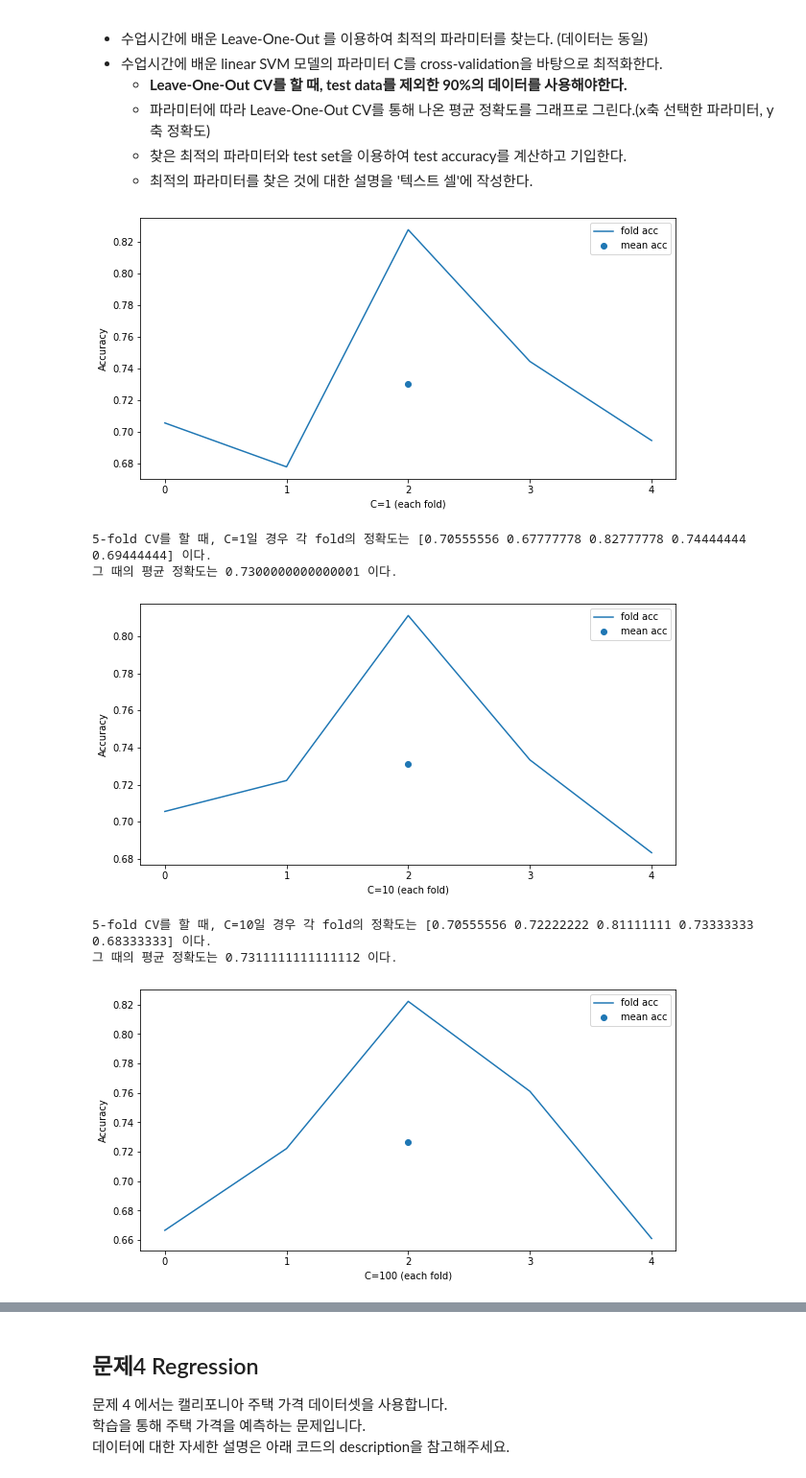
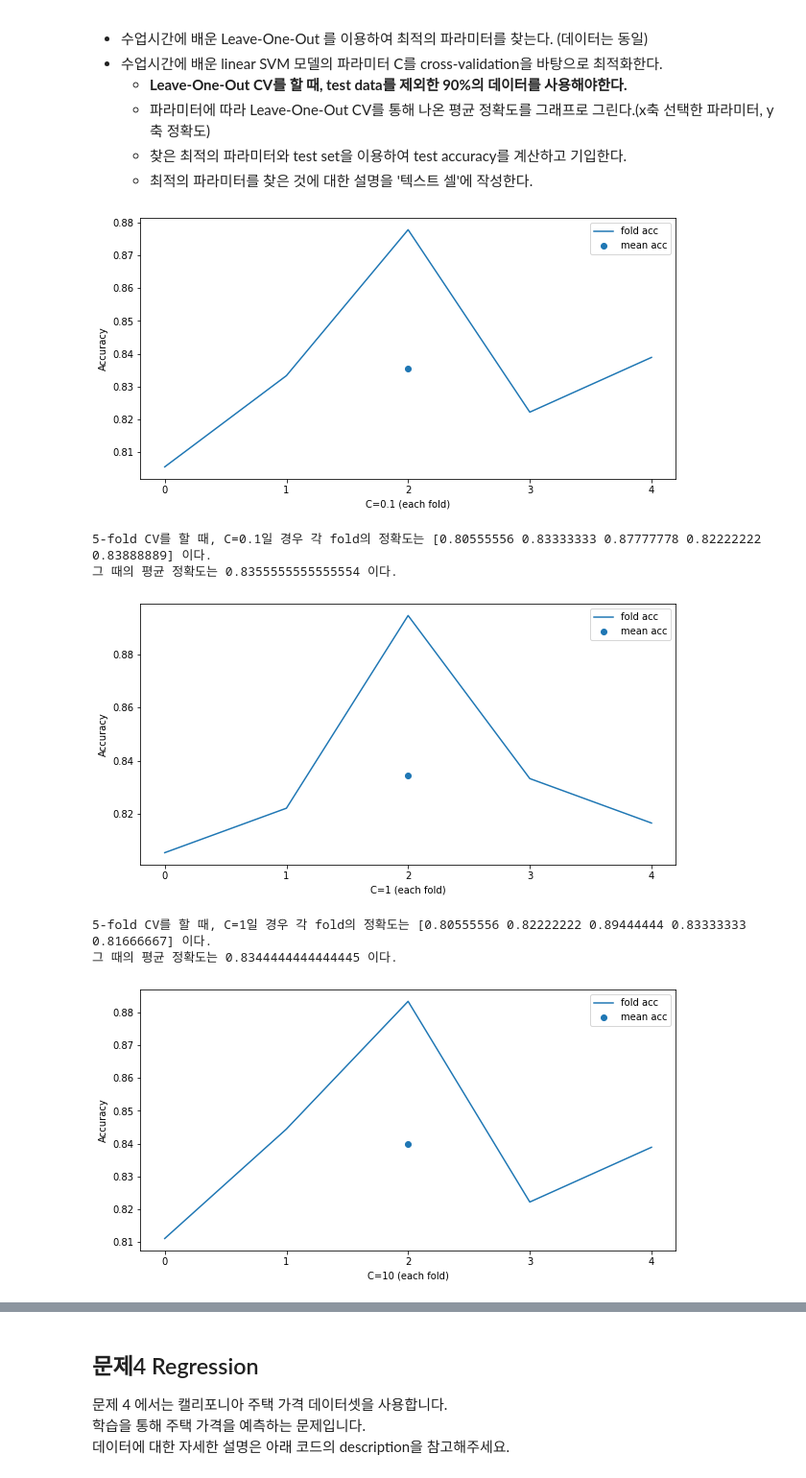
Before and after one commit to Soooobiniya/2022F-Ajou-ML, a Jupyter notebook: HW3_ipynb의_사본.ipynb, the cells around one changed output, grey strips where cells are left out. Shown: that part at 96% size. Saved outputs shown, nothing was run; the diff lists cells and outputs as text; code cells hidden in the pictures.

```diff
--- a/HW3_ipynb의_사본.ipynb
+++ b/HW3_ipynb의_사본.ipynb
@@ -268,8 +268,8 @@ from sklearn.model_selection import cross_val_score
 from sklearn.metrics import accuracy_score
 from sklearn.model_selection import KFold
 
-#X_data = df.drop('satisfaction', axis=1) # 이럴 경우, 3-1은 1시간 이상. 3-2는 예상 불가할 정도로 돌아가 한번 돌려본 결과만 따로 첨부함.
-X_data = df[['Gender', 'Age', 'Class']] # 런타임이 너무 길게 나와 특정 feature들만 추출
+X_data = df.drop('satisfaction', axis=1) # 이럴 경우, 3-1은 1시간 이상. 3-2는 예상 불가할 정도로 돌아가 한번 돌려본 결과만 따로 첨부함.
+#X_data = df[['Gender', 'Age', 'Class']] # 런타임이 너무 길게 나와 특정 feature들만 추출
 y_data = df['satisfaction']
 X_data = X_data.astype('int')
 y_data = y_data.astype('int')
@@ -280,11 +280,30 @@ target = y_data.values
 X_train, X_test, y_train, y_test = train_test_split(features, target, test_size=0.1, random_state=15) # train data로 test data를 제외한 90%의 데이터를 사용
 
 
+# linear SVM 모델의 파라미터 C가 0.1일 때
+C_value = 0.1
+clf = SVC(kernel='linear', C = C_value)
+kfold = model_selection.KFold(n_splits = 5, shuffle=True, random_state = 50)
+scores = cross_val_score(clf, X_train, y_train, scoring='accuracy', cv=kfold, n_jobs=-1)
+
+plt.figure(figsize = (10,5))
+plt.scatter(2, scores.mean(), label = 'mean acc') # 평균 값은 1개이므로 가운데에 점으로 표시
+plt.plot(scores, label = 'fold acc') # 5개의 fold별 정확도 표시
+plt.xlabel('C=0.1 (each fold)') # x축 이름 지정
+plt.ylabel('Accuracy') # y축  이름 지정
+plt.xticks(range(0,5)) # 간격 지정
+plt.legend() # 범례 표시
+plt.show()
+
+print('5-fold CV를 할 때, C=0.1일 경우 각 fold의 정확도는', scores, '이다.')
+print('그 때의 평균 정확도는', scores.mean(), '이다.\n\n') # C의 값이 달라짐에 따라 차이가 미세해 쉽게 알아볼 수 있도록 수치 표기
+
+
 # linear SVM 모델의 파라미터 C가 1일 때
 C_value = 1
 clf = SVC(kernel='linear', C = C_value)
 kfold = model_selection.KFold(n_splits = 5, shuffle=True, random_state = 50)
-scores = cross_val_score(clf, X_train, y_train, scoring='accuracy', cv=kfold)
+scores = cross_val_score(clf, X_train, y_train, scoring='accuracy', cv=kfold, n_jobs=-1)
 
 plt.figure(figsize = (10,5))
 plt.scatter(2, scores.mean(), label = 'mean acc') # 평균 값은 1개이므로 가운데에 점으로 표시
@@ -294,58 +313,39 @@ plt.ylabel('Accuracy') # y축  이름 지정
 plt.xticks(range(0,5)) # 간격 지정
 plt.legend() # 범례 표시
 plt.show()
 
 print('5-fold CV를 할 때, C=1일 경우 각 fold의 정확도는', scores, '이다.')
-print('그 때의 평균 정확도는', scores.mean(), '이다.\n\n') # C의 값이 달라짐에 따라 차이가 미세해 쉽게 알아볼 수 있도록 수치 표기
+print('그 때의 평균 정확도는', scores.mean(), '이다.\n\n')
 
 
 # linear SVM 모델의 파라미터 C가 10일 때
 C_value = 10
 clf = SVC(kernel='linear', C = C_value)
 kfold = model_selection.KFold(n_splits = 5, shuffle=True, random_state = 50)
-scores = cross_val_score(clf, X_train, y_train, scoring='accuracy', cv=kfold)
+scores = cross_val_score(clf, X_train, y_train, scoring='accuracy', cv=kfold, n_jobs=-1)
 
 plt.figure(figsize = (10,5))
 plt.scatter(2, scores.mean(), label = 'mean acc') # 평균 값은 1개이므로 가운데에 점으로 표시
 plt.plot(scores, label = 'fold acc') # 5개의 fold별 정확도 표시
 plt.xlabel('C=10 (each fold)') # x축 이름 지정
 plt.ylabel('Accuracy') # y축  이름 지정
 plt.xticks(range(0,5)) # 간격 지정
 plt.legend() # 범례 표시
 plt.show()
 
 print('5-fold CV를 할 때, C=10일 경우 각 fold의 정확도는', scores, '이다.')
 print('그 때의 평균 정확도는', scores.mean(), '이다.\n\n')
 
-
-# linear SVM 모델의 파라미터 C가 100일 때
-C_value = 100
-clf = SVC(kernel='linear', C = C_value)
-kfold = model_selection.KFold(n_splits = 5, shuffle=True, random_state = 50)
-scores = cross_val_score(clf, X_train, y_train, scoring='accuracy', cv=kfold)
-
-plt.figure(figsize = (10,5))
-plt.scatter(2, scores.mean(), label = 'mean acc') # 평균 값은 1개이므로 가운데에 점으로 표시
-plt.plot(scores, label = 'fold acc') # 5개의 fold별 정확도 표시
-plt.xlabel('C=100 (each fold)') # x축 이름 지정
-plt.ylabel('Accuracy') # y축  이름 지정
-plt.xticks(range(0,5)) # 간격 지정
-plt.legend() # 범례 표시
-plt.show()
-
-print('5-fold CV를 할 때, C=100일 경우 각 fold의 정확도는', scores, '이다.')
-print('그 때의 평균 정확도는', scores.mean(), '이다.\n\n')
-
 best_kf = SVC(kernel='linear', C = 10)
 best_kf.fit(X_train, y_train)
 kf_pred = best_kf.predict(X_test)
 
 print('linear SVM Classifier(by 5-fold CV)의 Test Accuracy는',metrics.accuracy_score(y_test, kf_pred))
 # %% [output]
-[figure, old version]
+[figure, new version]
-5-fold CV를 할 때, C=1일 경우 각 fold의 정확도는 [0.70555556 0.67777778 0.82777778 0.74444444 0.69444444] 이다.
-그 때의 평균 정확도는 0.7300000000000001 이다.
+5-fold CV를 할 때, C=0.1일 경우 각 fold의 정확도는 [0.80555556 0.83333333 0.87777778 0.82222222 0.83888889] 이다.
+그 때의 평균 정확도는 0.8355555555555554 이다.
-[figure, old version]
+[figure, new version]
-5-fold CV를 할 때, C=10일 경우 각 fold의 정확도는 [0.70555556 0.72222222 0.81111111 0.73333333 0.68333333] 이다.
-그 때의 평균 정확도는 0.7311111111111112 이다.
+5-fold CV를 할 때, C=1일 경우 각 fold의 정확도는 [0.80555556 0.82222222 0.89444444 0.83333333 0.81666667] 이다.
+그 때의 평균 정확도는 0.8344444444444445 이다.
-[figure, old version]
+[figure, new version]
```
Also changed, not shown: parts of 7 cells of this notebook.
